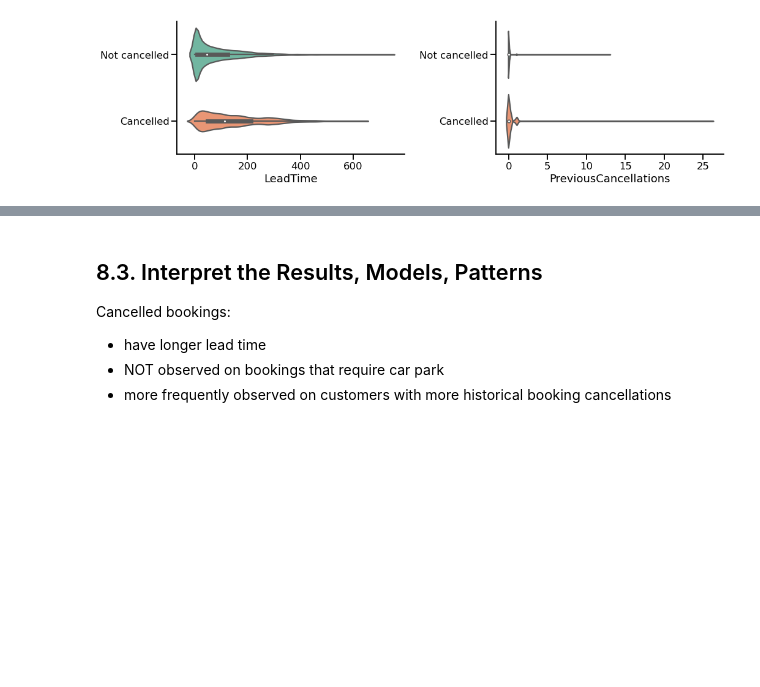
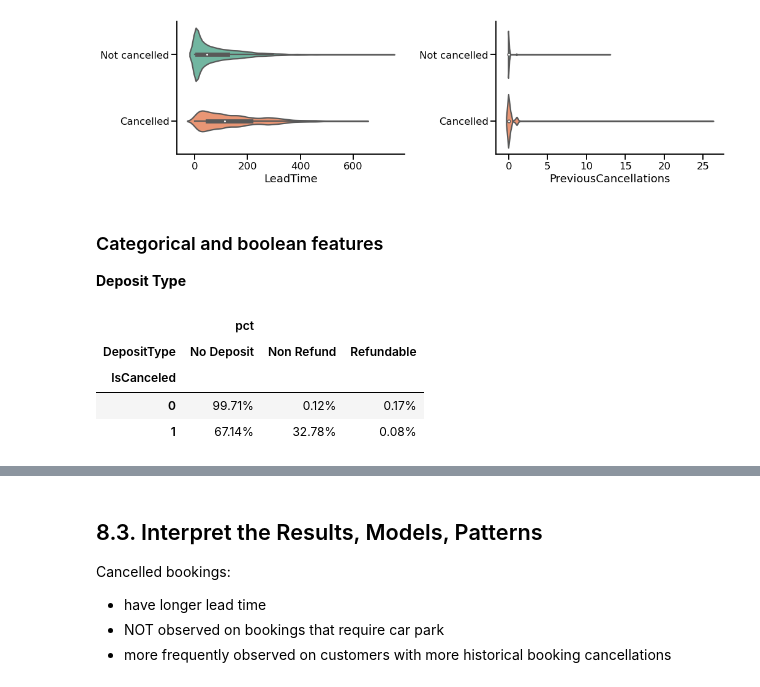
Before and after one commit to elvyna/hotel-booking-cancellation, a Jupyter notebook: 2-data-mining-iter1.ipynb, the cells around one changed output, grey strips where cells are left out. Drawn from its saved outputs; the diff is of its cells as text; code cells hidden in the pictures; blank space fills up the shorter version.

Commit message:
Create pivot table of categorical and boolean features

```diff
--- a/2-data-mining-iter1.ipynb
+++ b/2-data-mining-iter1.ipynb
@@ -579,3 +534,54 @@ ax[1].set_ylabel('')
 sns.despine();
 # %% [output]
 [figure]
+# %% [markdown]
+### Categorical and boolean features
+
+**Deposit Type**
+# %%
+from pyspark.sql import SQLContext
+
+sql_con = SQLContext(spark)
+df_hotel_prep.createOrReplaceTempView('df_hotel')
+
+QUERY = """
+    with agg_target as (
+        select
+           IsCanceled,
+           count(*) as ct
+        from df_hotel
+        group by 1
+    ),
+    agg_grouped as (
+        select
+           IsCanceled,
+           {0},
+           count(*) as ct
+       from df_hotel
+       group by 1,2
+    )
+
+    select
+        ag.IsCanceled,
+        ag.{0},
+        ag.ct,
+        at.ct as total,
+        ag.ct / at.ct as pct
+    from agg_grouped ag
+    left join agg_target at
+    on ag.IsCanceled = at.IsCanceled
+""" .format('DepositType')
+
+result = sql_con.sql(QUERY).toPandas()
+
+result.pivot_table(
+    index = 'IsCanceled',
+    columns = 'DepositType',
+    values = ['pct']
+).style.format('{:,.2%}')
+# %% [output]
+|  | pct |  |  |
+| DepositType | No Deposit | Non Refund | Refundable |
+| IsCanceled |  |  |  |
+| 0 | 99.71% | 0.12% | 0.17% |
+| 1 | 67.14% | 32.78% | 0.08% |
```
Also changed, not shown: parts of 11 cells of this notebook.
